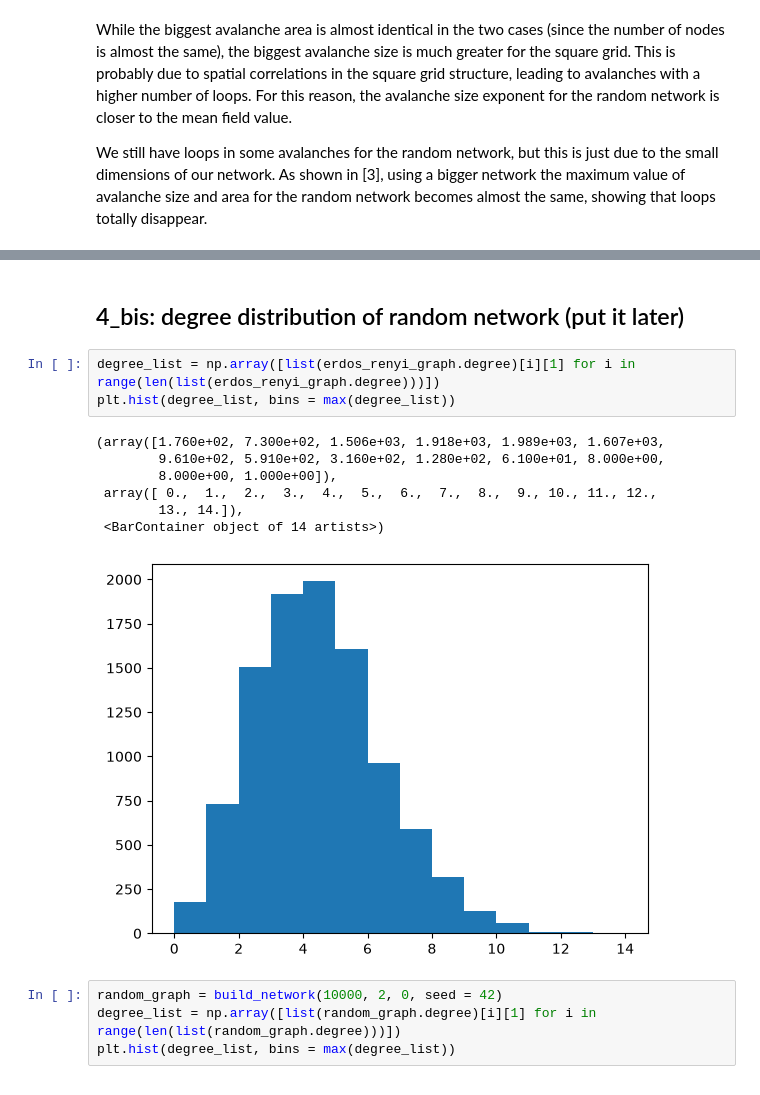
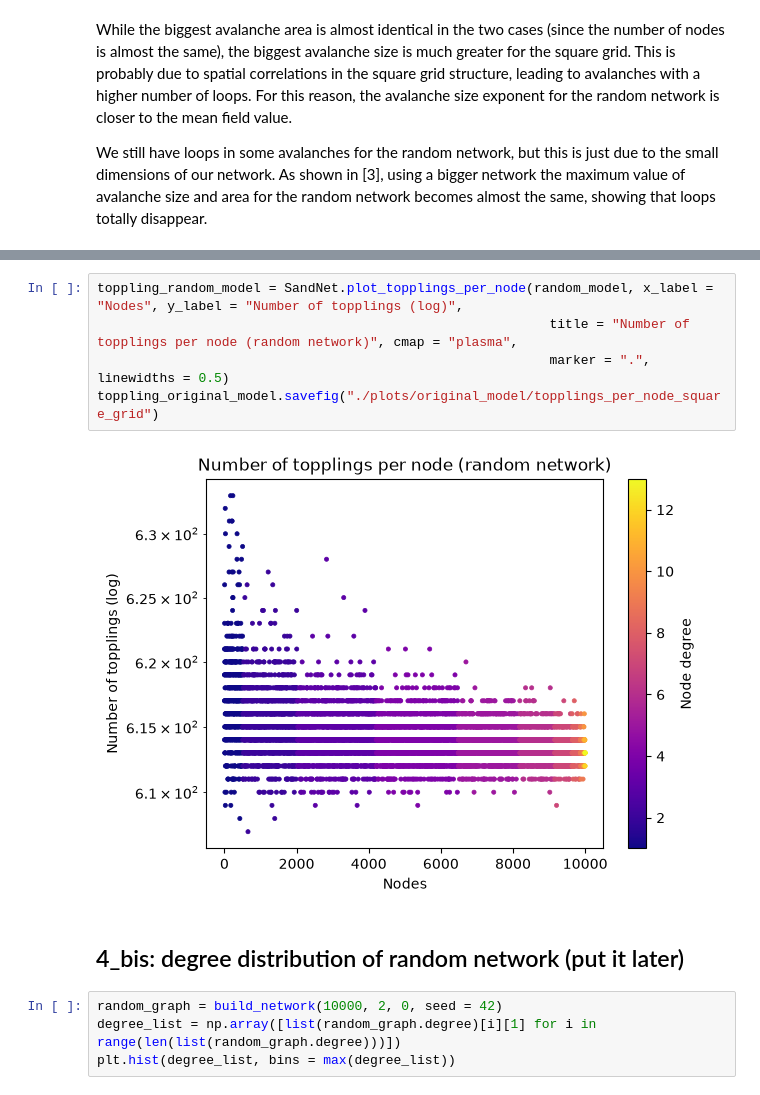
Before and after one commit to riccardo03-maker/SOC_on_networks, a Jupyter notebook: project_notebook.ipynb, the cells around one changed output, grey strips where cells are left out. Saved outputs shown, nothing was run; the diff lists cells and outputs as text.

```diff
--- a/project_notebook.ipynb
+++ b/project_notebook.ipynb
@@ -307,16 +345,12 @@ This correction becomes more and more important as the size of the network decre
+# %%
+toppling_random_model = SandNet.plot_topplings_per_node(random_model, x_label = "Nodes", y_label = "Number of topplings (log)",
+                                                          title = "Number of topplings per node (random network)", cmap = "plasma",
+                                                          marker = ".", linewidths = 0.5)
+toppling_original_model.savefig("./plots/original_model/topplings_per_node_square_grid")
+# %% [output]
+[figure, added]
 # %% [markdown]
 ## 4_bis: degree distribution of random network (put it later)
-# %%
-degree_list = np.array([list(erdos_renyi_graph.degree)[i][1] for i in range(len(list(erdos_renyi_graph.degree)))])
-plt.hist(degree_list, bins = max(degree_list))
-# %% [output]
-(array([1.760e+02, 7.300e+02, 1.506e+03, 1.918e+03, 1.989e+03, 1.607e+03,
-        9.610e+02, 5.910e+02, 3.160e+02, 1.280e+02, 6.100e+01, 8.000e+00,
-        8.000e+00, 1.000e+00]),
- array([ 0.,  1.,  2.,  3.,  4.,  5.,  6.,  7.,  8.,  9., 10., 11., 12.,
-        13., 14.]),
- <BarContainer object of 14 artists>)
-[figure, removed]
 # %%
 random_graph = build_network(10000, 2, 0, seed = 42)
 degree_list = np.array([list(random_graph.degree)[i][1] for i in range(len(list(random_graph.degree)))])
```
Also changed, not shown: parts of 35 cells of this notebook, 50 other files.
